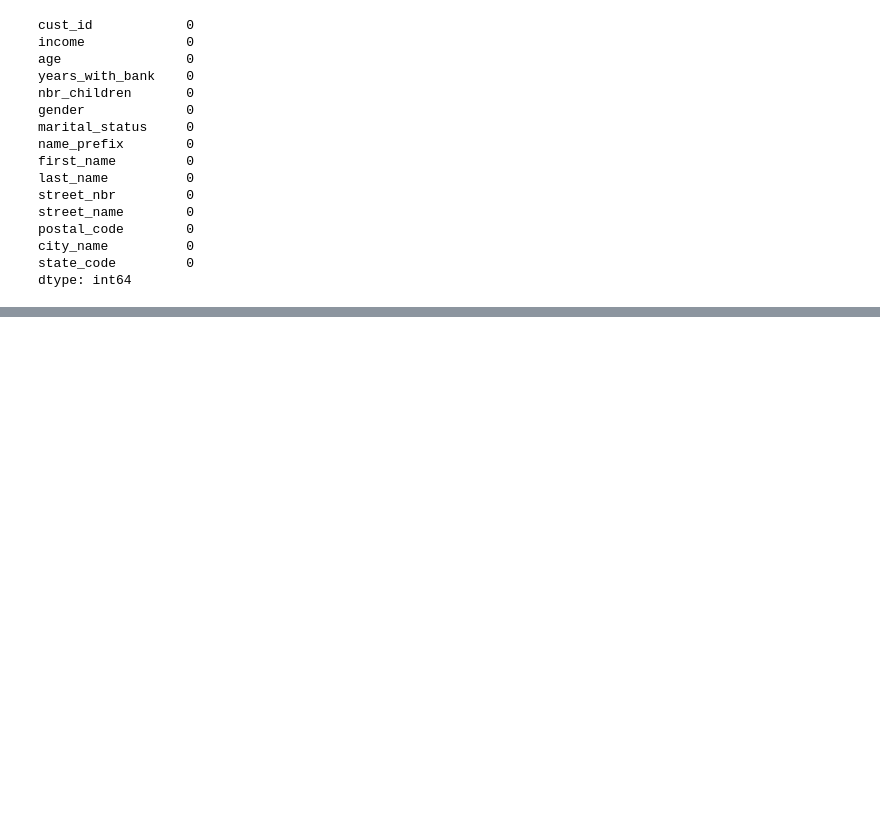
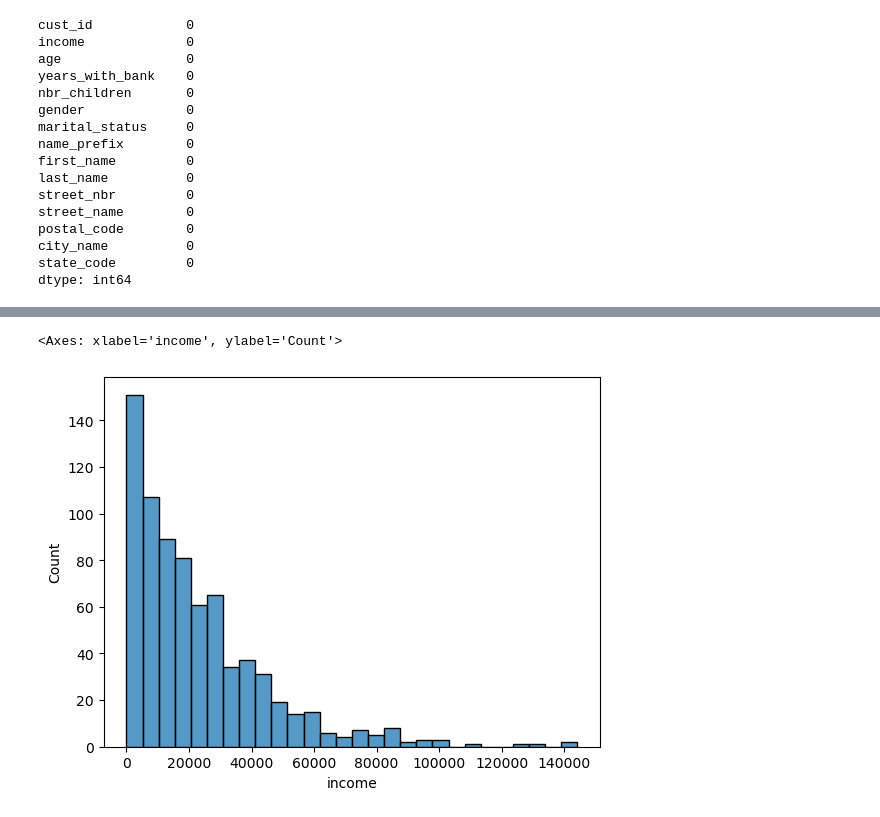
Before and after one commit to Ali-Mohamed23/mini-project-III, a Jupyter notebook: mini-project-III.ipynb, the cells around one changed output, grey strips where cells are left out. Saved outputs shown, nothing was run; the diff lists cells and outputs as text; code cells hidden in the pictures; blank space fills up the shorter version.

```diff
--- a/mini-project-III.ipynb
+++ b/mini-project-III.ipynb
@@ -57,0 +123,6 @@ dtype: int64
+# %%
+# Check to see if income is normally distributed
+sns.histplot(data=df_numeric['income'])
+# %% [output]
+<Axes: xlabel='income', ylabel='Count'>
+[figure, added]
```
Also changed, not shown: parts of 20 cells of this notebook.
